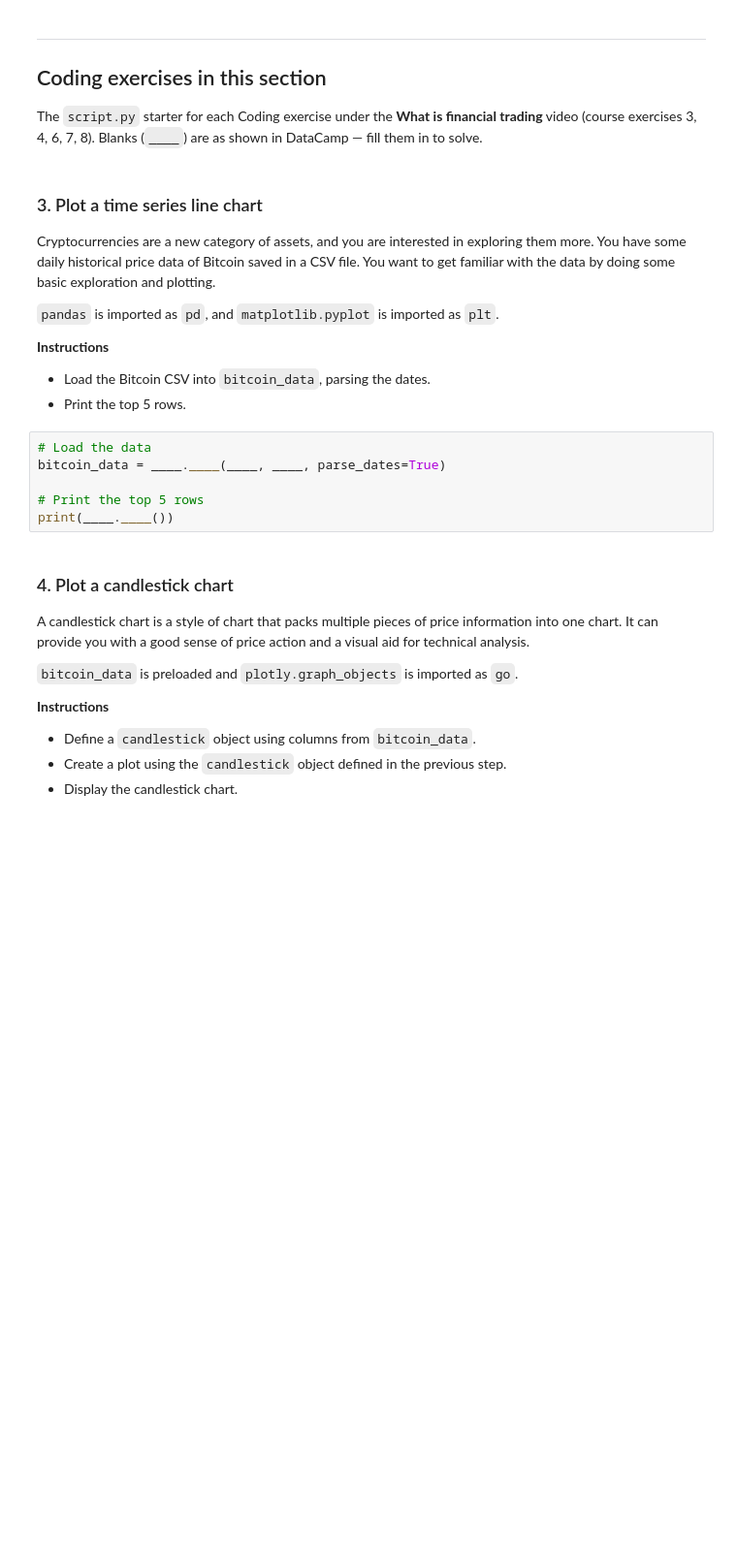
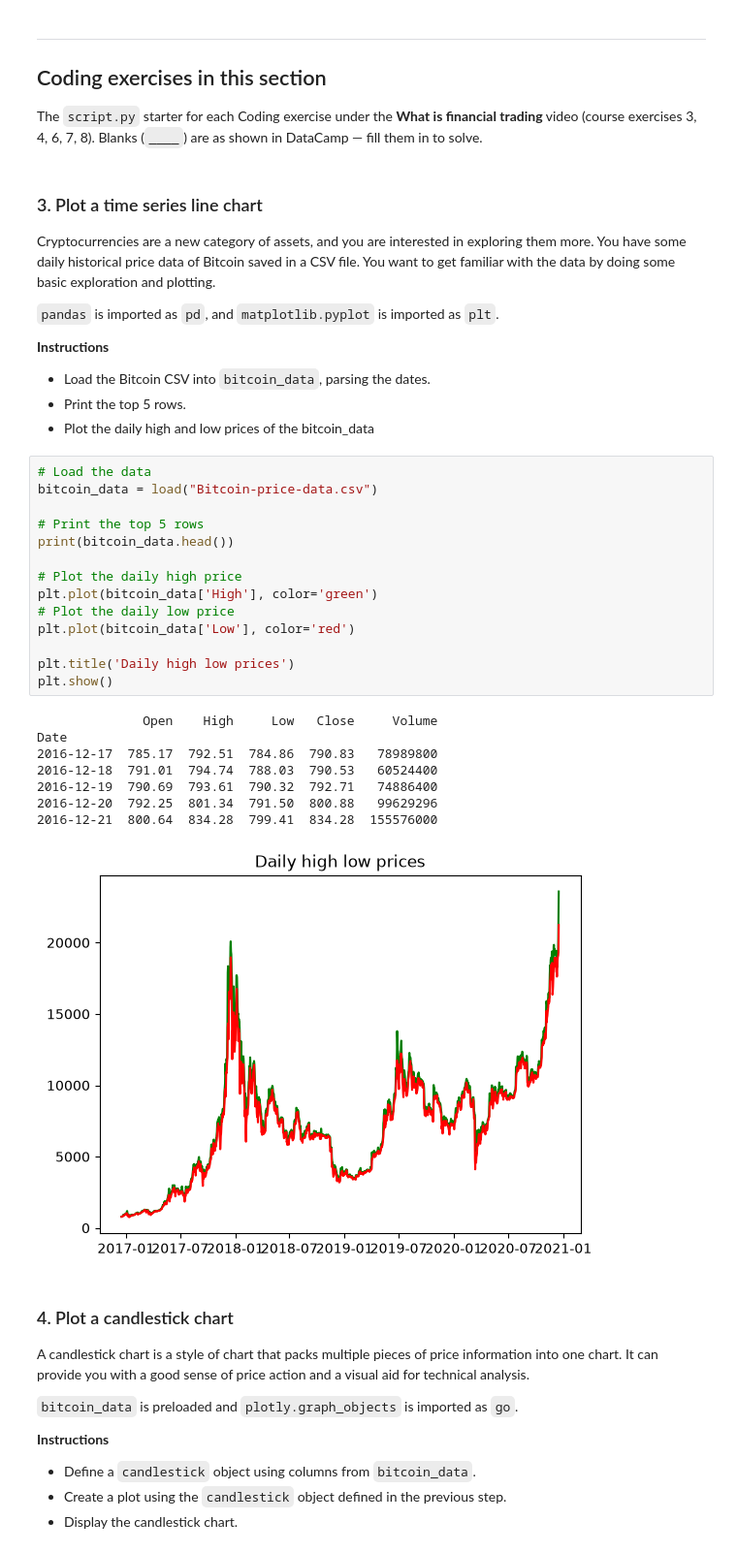
Before and after one commit to jtuchinsky/FinancialTradingWithPython, a Jupyter notebook: lessons/Chapter1 - Trading Basics/Topic 1 - What is financial trading/Exercises.ipynb, the cells around one changed output. Shown at 97% size. Drawn from its saved outputs; the diff is of its cells as text; blank space fills up the shorter version.

```diff
--- a/lessons/Chapter1 - Trading Basics/Topic 1 - What is financial trading/Exercises.ipynb
+++ b/lessons/Chapter1 - Trading Basics/Topic 1 - What is financial trading/Exercises.ipynb
@@ -64,12 +74,30 @@ Cryptocurrencies are a new category of assets, and you are interested in explori
 
 - Load the Bitcoin CSV into `bitcoin_data`, parsing the dates.
 - Print the top 5 rows.
+- Plot the daily high and low prices of the bitcoin_data
 # %%
 # Load the data
-bitcoin_data = ____.____(____, ____, parse_dates=True)
+bitcoin_data = load("Bitcoin-price-data.csv")
 
 # Print the top 5 rows
-print(____.____())
+print(bitcoin_data.head())
+
+# Plot the daily high price
+plt.plot(bitcoin_data['High'], color='green')
+# Plot the daily low price
+plt.plot(bitcoin_data['Low'], color='red')
+
+plt.title('Daily high low prices')
+plt.show()
+# %% [output]
+              Open    High     Low   Close     Volume
+Date
+2016-12-17  785.17  792.51  784.86  790.83   78989800
+2016-12-18  791.01  794.74  788.03  790.53   60524400
+2016-12-19  790.69  793.61  790.32  792.71   74886400
+2016-12-20  792.25  801.34  791.50  800.88   99629296
+2016-12-21  800.64  834.28  799.41  834.28  155576000
+[figure, added]
 # %% [markdown]
 ### 4. Plot a candlestick chart
 
```
Also changed, not shown: parts of 3 cells of this notebook, 12 other files.
